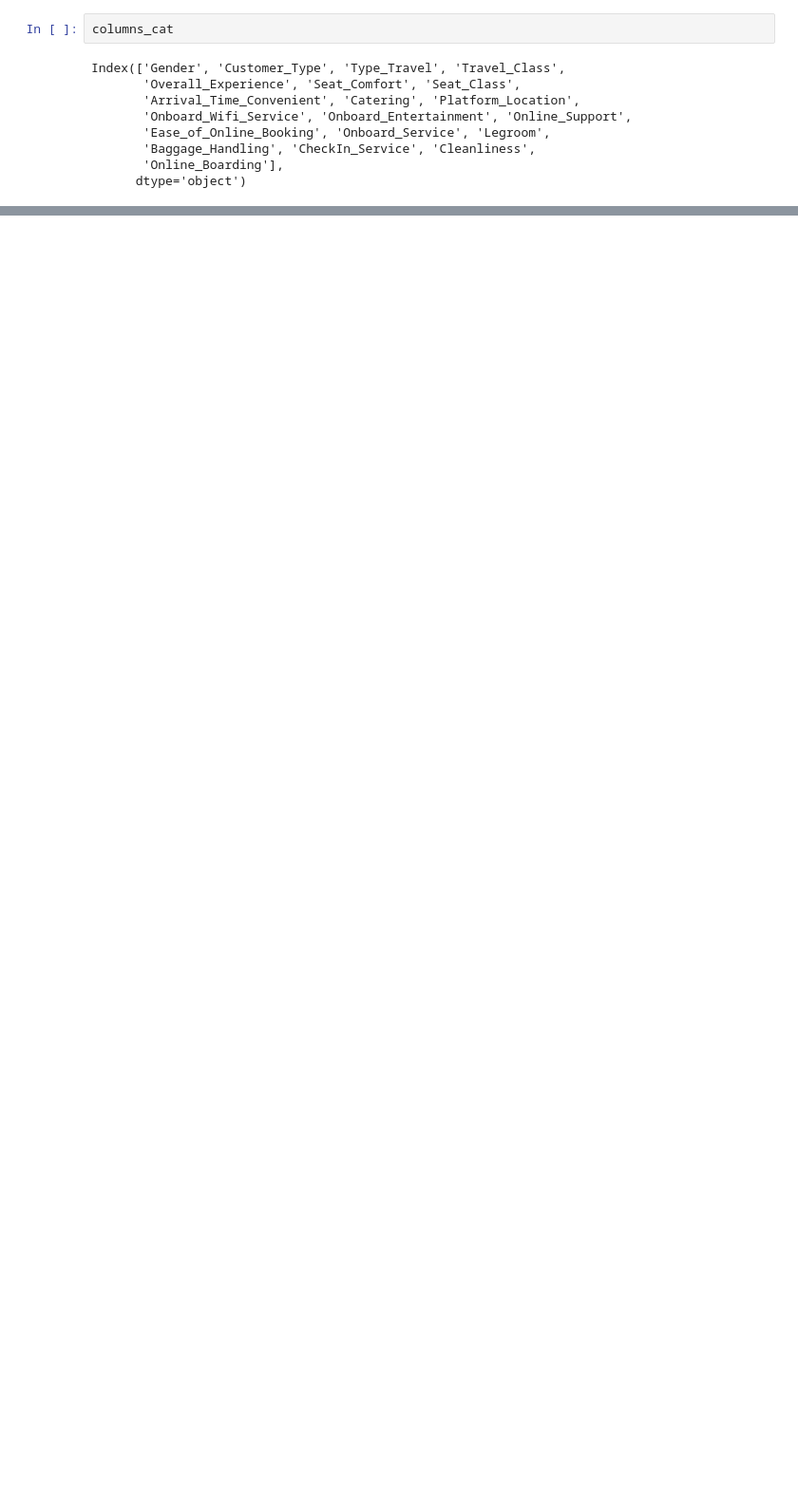
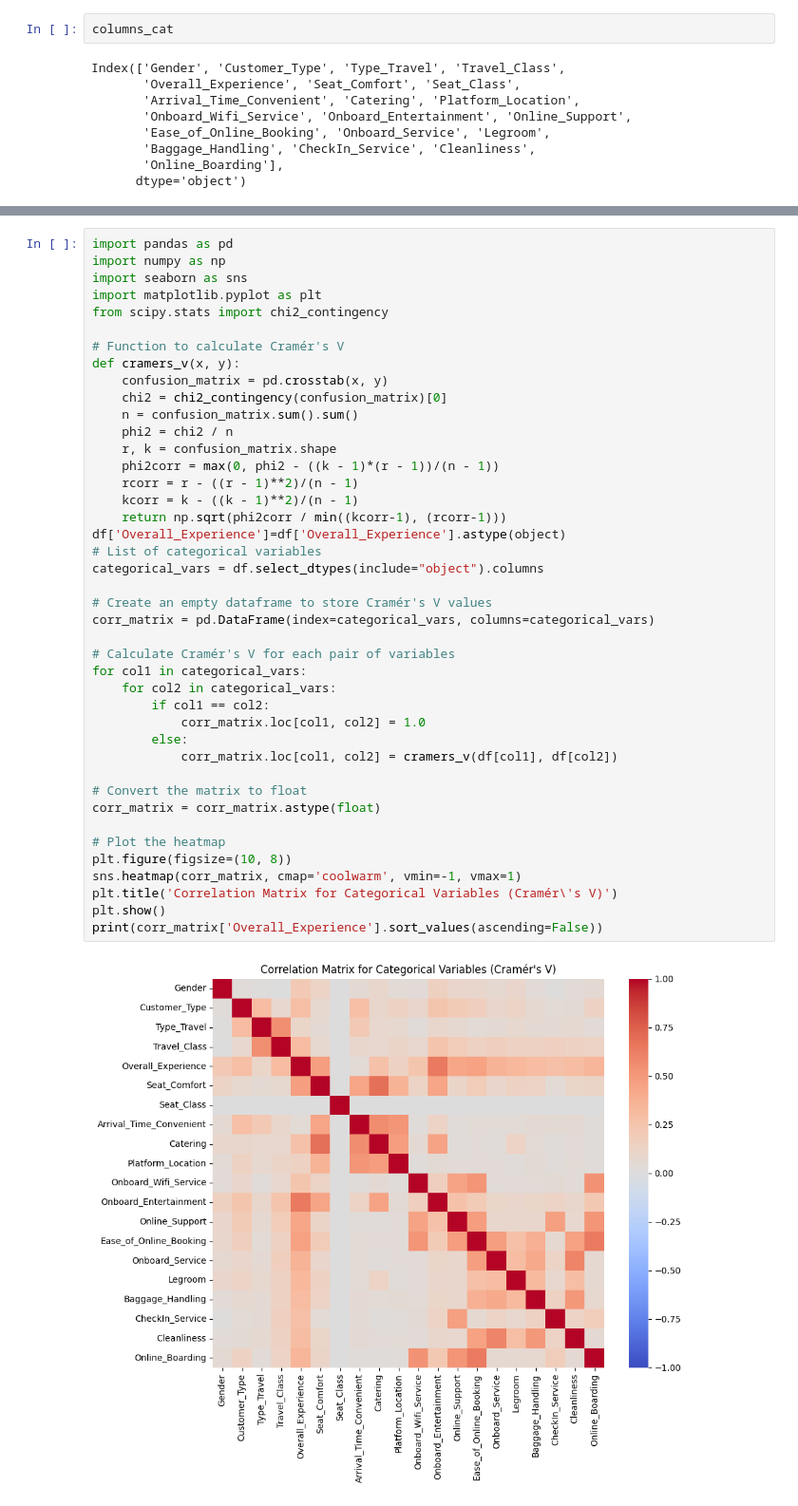
Before and after one commit to LinfrayPM/hackathonGL2, a Jupyter notebook: hackathon.ipynb, the cells around one changed output, grey strips where cells are left out. Shown at 95% size. Drawn from its saved outputs; the diff is of its cells as text; blank space fills up the shorter version.

```diff
--- a/hackathon.ipynb
+++ b/hackathon.ipynb
@@ -529,0 +628,44 @@ plt.show()
+# %%
+import pandas as pd
+import numpy as np
+import seaborn as sns
+import matplotlib.pyplot as plt
+from scipy.stats import chi2_contingency
+
+# Function to calculate Cramér's V
+def cramers_v(x, y):
+    confusion_matrix = pd.crosstab(x, y)
+    chi2 = chi2_contingency(confusion_matrix)[0]
+    n = confusion_matrix.sum().sum()
+    phi2 = chi2 / n
+    r, k = confusion_matrix.shape
+    phi2corr = max(0, phi2 - ((k - 1)*(r - 1))/(n - 1))
+    rcorr = r - ((r - 1)**2)/(n - 1)
+    kcorr = k - ((k - 1)**2)/(n - 1)
+    return np.sqrt(phi2corr / min((kcorr-1), (rcorr-1)))
+df['Overall_Experience']=df['Overall_Experience'].astype(object)
+# List of categorical variables
+categorical_vars = df.select_dtypes(include="object").columns
+
+# Create an empty dataframe to store Cramér's V values
+corr_matrix = pd.DataFrame(index=categorical_vars, columns=categorical_vars)
+
+# Calculate Cramér's V for each pair of variables
+for col1 in categorical_vars:
+    for col2 in categorical_vars:
+        if col1 == col2:
+            corr_matrix.loc[col1, col2] = 1.0
+        else:
+            corr_matrix.loc[col1, col2] = cramers_v(df[col1], df[col2])
+
+# Convert the matrix to float
+corr_matrix = corr_matrix.astype(float)
+
+# Plot the heatmap
+plt.figure(figsize=(10, 8))
+sns.heatmap(corr_matrix, cmap='coolwarm', vmin=-1, vmax=1)
+plt.title('Correlation Matrix for Categorical Variables (Cramér\'s V)')
+plt.show()
+print(corr_matrix['Overall_Experience'].sort_values(ascending=False))
+# %% [output]
+[figure, added]
```
Also changed, not shown: parts of 36 cells of this notebook.
